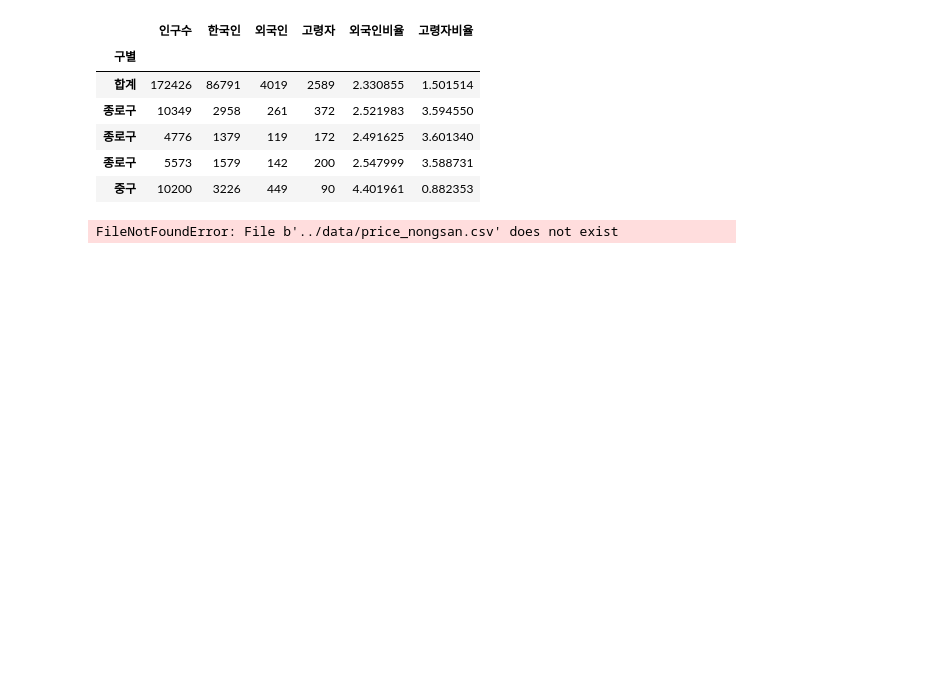
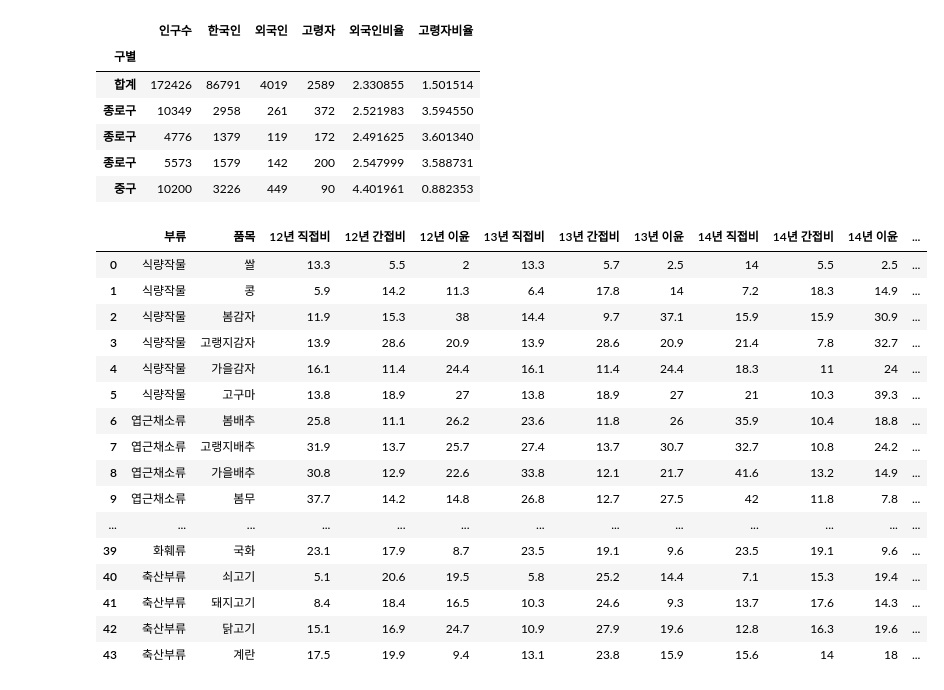
Before and after one commit to shypang/python_practice, a Jupyter notebook: souce/DataMerge.ipynb, the cells around one changed output. Cells and saved outputs as stored; diff of their text form; code cells hidden in the pictures; blank space fills up the shorter version.

```diff
--- a/souce/DataMerge.ipynb
+++ b/souce/DataMerge.ipynb
@@ -505,7 +505,23 @@ people.head()
 | 종로구 | 5573 | 1579 | 142 | 200 | 2.547999 | 3.588731 |
 | 중구 | 10200 | 3226 | 449 | 90 | 4.401961 | 0.882353 |
 # %%
-price = pd.read_csv("../data/price_nongsan.csv",encoding='euc-kr')
+price = pd.read_csv("../data/nongsan.csv",encoding='euc-kr')
 price
 # %% [output]
-FileNotFoundError: File b'../data/price_nongsan.csv' does not exist
+|  | 부류 | 품목 | 12년 직접비 | 12년 간접비 | 12년 이윤 | 13년 직접비 | 13년 간접비 | 13년 이윤 | 14년 직접비 | 14년 간접비 | 14년 이윤 | ... |
+| 0 | 식량작물 | 쌀 | 13.3 | 5.5 | 2 | 13.3 | 5.7 | 2.5 | 14 | 5.5 | 2.5 | ... |
+| 1 | 식량작물 | 콩 | 5.9 | 14.2 | 11.3 | 6.4 | 17.8 | 14 | 7.2 | 18.3 | 14.9 | ... |
+| 2 | 식량작물 | 봄감자 | 11.9 | 15.3 | 38 | 14.4 | 9.7 | 37.1 | 15.9 | 15.9 | 30.9 | ... |
+| 3 | 식량작물 | 고랭지감자 | 13.9 | 28.6 | 20.9 | 13.9 | 28.6 | 20.9 | 21.4 | 7.8 | 32.7 | ... |
+| 4 | 식량작물 | 가을감자 | 16.1 | 11.4 | 24.4 | 16.1 | 11.4 | 24.4 | 18.3 | 11 | 24 | ... |
+| 5 | 식량작물 | 고구마 | 13.8 | 18.9 | 27 | 13.8 | 18.9 | 27 | 21 | 10.3 | 39.3 | ... |
+| 6 | 엽근채소류 | 봄배추 | 25.8 | 11.1 | 26.2 | 23.6 | 11.8 | 26 | 35.9 | 10.4 | 18.8 | ... |
+| 7 | 엽근채소류 | 고랭지배추 | 31.9 | 13.7 | 25.7 | 27.4 | 13.7 | 30.7 | 32.7 | 10.8 | 24.2 | ... |
+| 8 | 엽근채소류 | 가을배추 | 30.8 | 12.9 | 22.6 | 33.8 | 12.1 | 21.7 | 41.6 | 13.2 | 14.9 | ... |
+| 9 | 엽근채소류 | 봄무 | 37.7 | 14.2 | 14.8 | 26.8 | 12.7 | 27.5 | 42 | 11.8 | 7.8 | ... |
+| ... | ... | ... | ... | ... | ... | ... | ... | ... | ... | ... | ... | ... |
+| 39 | 화훼류 | 국화 | 23.1 | 17.9 | 8.7 | 23.5 | 19.1 | 9.6 | 23.5 | 19.1 | 9.6 | ... |
+| 40 | 축산부류 | 쇠고기 | 5.1 | 20.6 | 19.5 | 5.8 | 25.2 | 14.4 | 7.1 | 15.3 | 19.4 | ... |
+| 41 | 축산부류 | 돼지고기 | 8.4 | 18.4 | 16.5 | 10.3 | 24.6 | 9.3 | 13.7 | 17.6 | 14.3 | ... |
+| 42 | 축산부류 | 닭고기 | 15.1 | 16.9 | 24.7 | 10.9 | 27.9 | 19.6 | 12.8 | 16.3 | 19.6 | ... |
+| 43 | 축산부류 | 계란 | 17.5 | 19.9 | 9.4 | 13.1 | 23.8 | 15.9 | 15.6 | 14 | 18 | ... |
```
Also changed, not shown: parts of 5 cells of this notebook.
